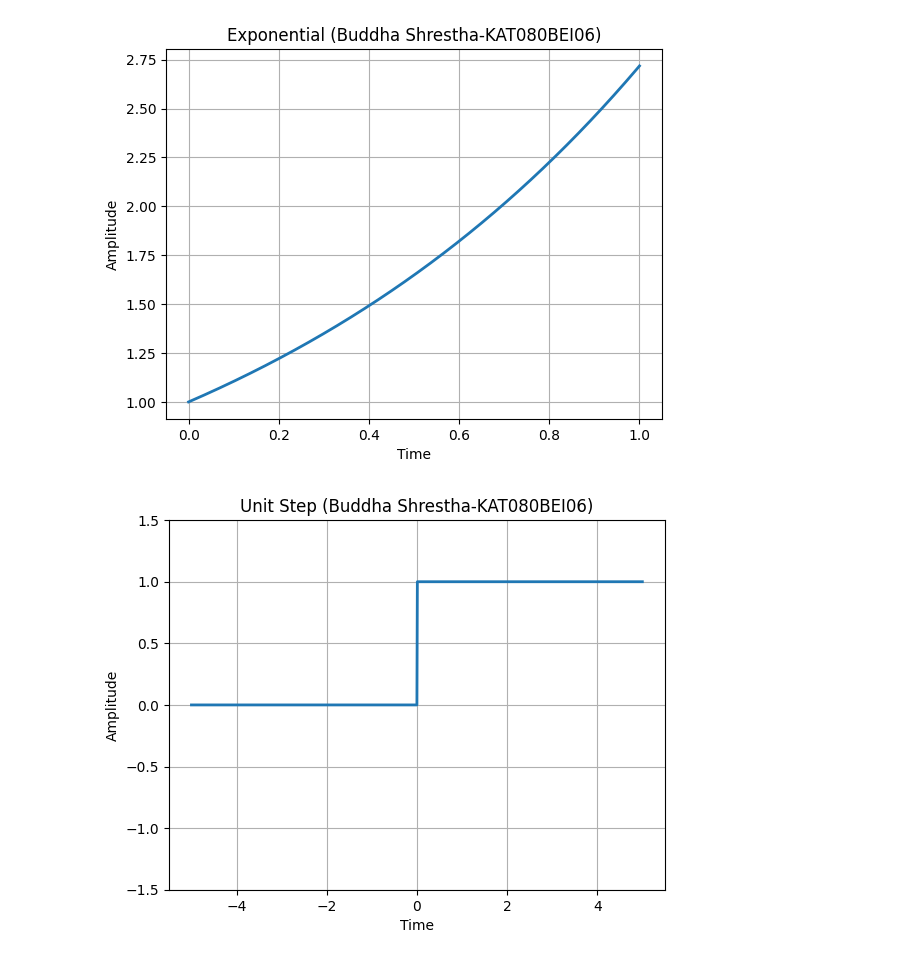
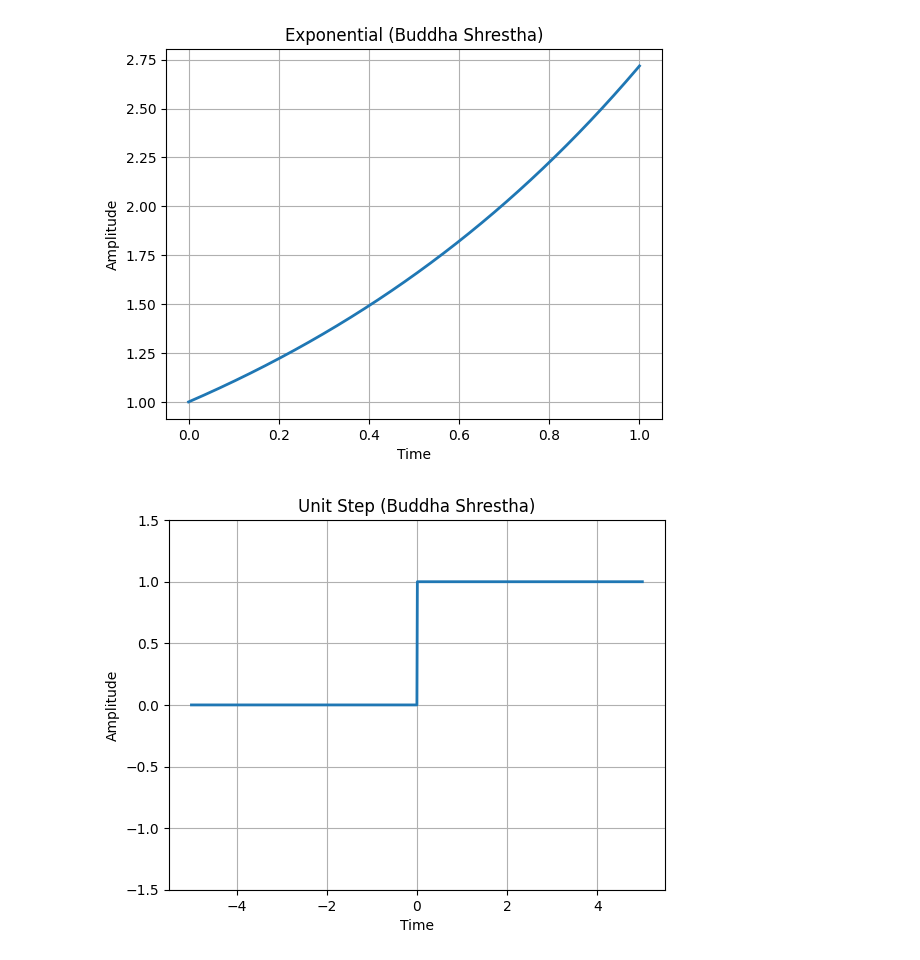
Before and after one commit to rusty-crubs/Data-Science-with-Python, a Jupyter notebook: Practice/Communication-lab.ipynb, the cells around one changed output. Saved outputs shown, nothing was run; the diff lists cells and outputs as text; code cells hidden in the pictures.

```diff
--- a/Practice/Communication-lab.ipynb
+++ b/Practice/Communication-lab.ipynb
@@ -54,14 +56,14 @@ plt.savefig('Sawtooth.png')
 # %%
 # --- 5. Exponential Wave ---
 expo = np.exp(t1)
 plt.plot(t1, expo, linewidth=2)
-plt.title('Exponential (Buddha Shrestha-KAT080BEI06)')
+plt.title('Exponential (Buddha Shrestha)')
 plt.ylabel('Amplitude')
 plt.xlabel('Time')
 plt.grid(True)
-plt.savefig('Exponential.png')
+# plt.savefig('Exponential.png')
 # %% [output]
-[figure, old version]
+[figure, new version]
 # %%
 # Time vector for standard continuous-time signals
 t2 = np.arange(-5, 5.01, 0.01)
@@ -70,13 +72,13 @@ t2 = np.arange(-5, 5.01, 0.01)
 y6 = (t2 >= 0).astype(float)
 plt.plot(t2, y6, linewidth=2)
 plt.ylim([-1.5, 1.5])
-plt.title('Unit Step (Buddha Shrestha-KAT080BEI06)')
+plt.title('Unit Step (Buddha Shrestha)')
 plt.ylabel('Amplitude')
 plt.xlabel('Time')
 plt.grid(True)
-plt.savefig('UnitStep.png')
+# plt.savefig('UnitStep.png')
 # %% [output]
-[figure, old version]
+[figure, new version]
 # %%
 # --- 7. Unit Ramp ---
 y7 = t2 * (t2 > 0)
```
Also changed, not shown: parts of 28 cells of this notebook, 8 other files.
